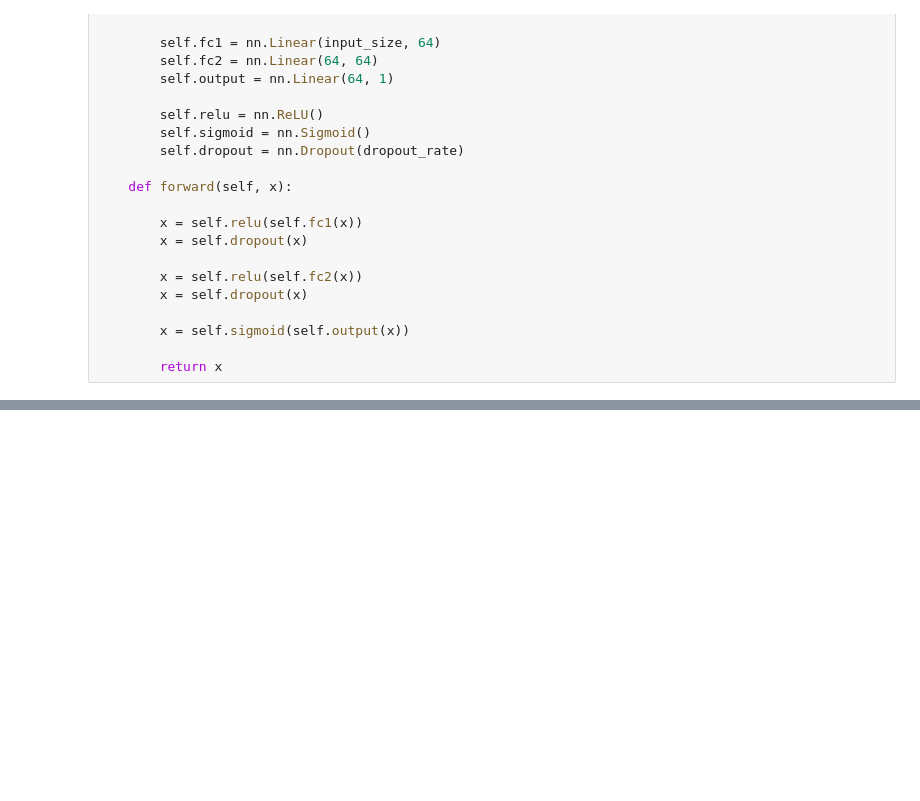
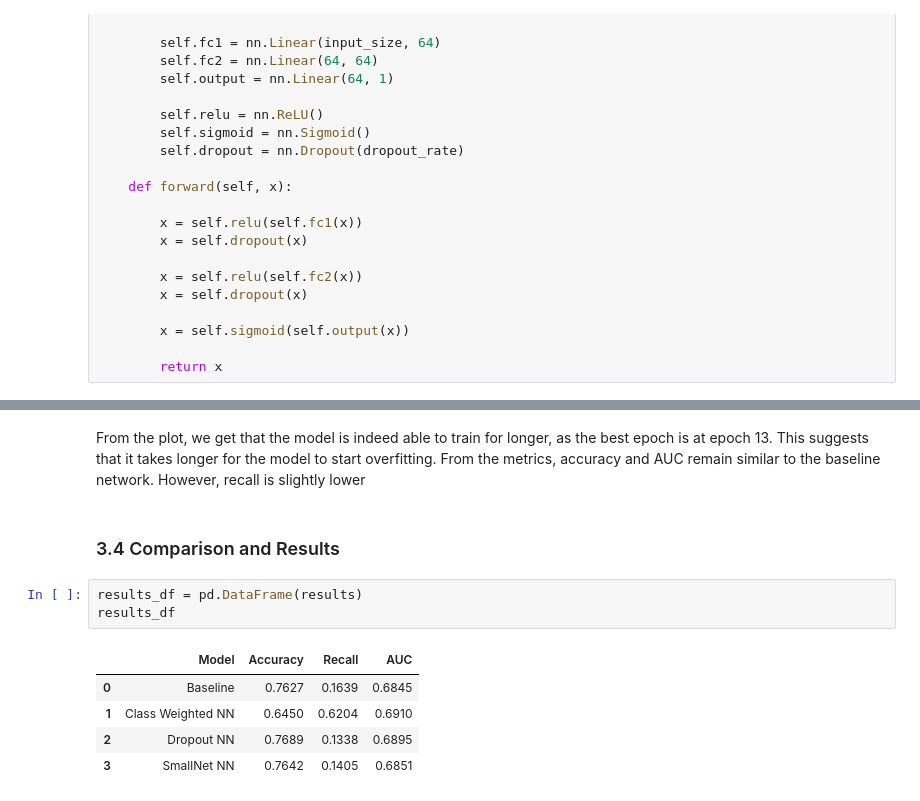
Before and after one commit to yangke34/RSM338-Assignment-6, a Jupyter notebook: RSM338 Assignment 6 Part A.ipynb, the cells around one changed output, grey strips where cells are left out. Saved outputs shown, nothing was run; the diff lists cells and outputs as text; blank space fills up the shorter version.

```diff
--- a/RSM338 Assignment 6 Part A.ipynb
+++ b/RSM338 Assignment 6 Part A.ipynb
@@ -796,3 +808,16 @@ Accuracy: 0.7642
 Recall: 0.1405
 AUC: 0.6851
 [figure]
+# %% [markdown]
+From the plot, we get that the model is indeed able to train for longer, as the best epoch is at epoch 13. This suggests that it takes longer for the model to start overfitting. From the metrics, accuracy and AUC remain similar to the baseline network. However, recall is slightly lower
+# %% [markdown]
+### 3.4 Comparison and Results
+# %%
+results_df = pd.DataFrame(results)
+results_df
+# %% [output]
+|  | Model | Accuracy | Recall | AUC |
+| 0 | Baseline | 0.7627 | 0.1639 | 0.6845 |
+| 1 | Class Weighted NN | 0.6450 | 0.6204 | 0.6910 |
+| 2 | Dropout NN | 0.7689 | 0.1338 | 0.6895 |
+| 3 | SmallNet NN | 0.7642 | 0.1405 | 0.6851 |
```
Also changed, not shown: parts of 40 cells of this notebook.
